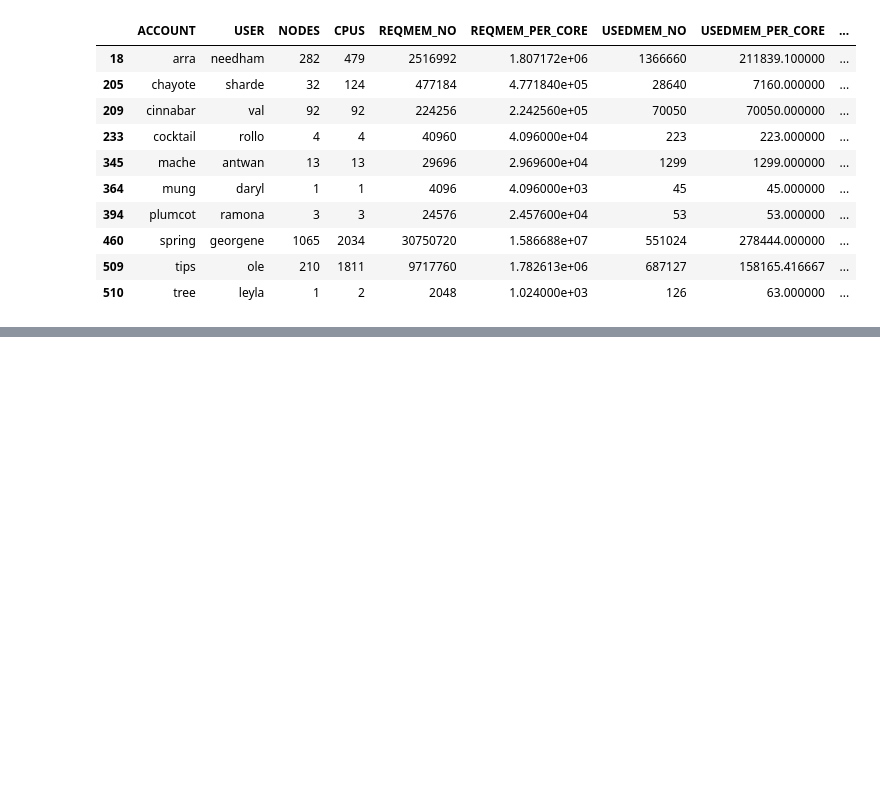
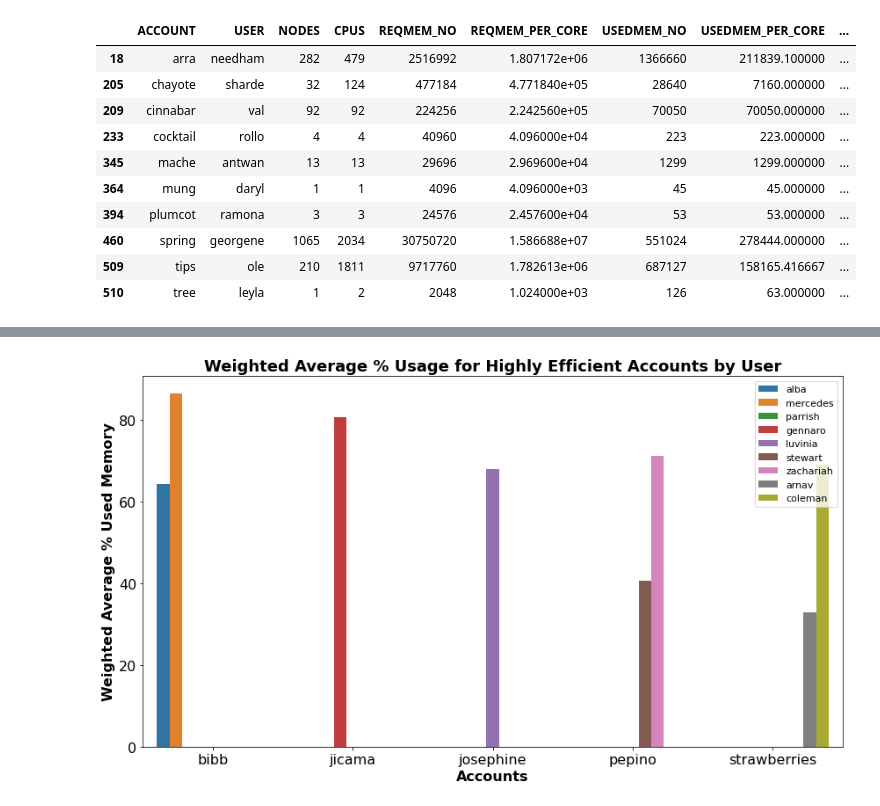
Before and after one commit to nss-data-science-cohort-4/dq2-accre-valkyries, a Jupyter notebook: notebooks/ONR_ACCRE_Q4_analysis.ipynb, the cells around one changed output, grey strips where cells are left out. Drawn from its saved outputs; the diff is of its cells as text; code cells hidden in the pictures; blank space fills up the shorter version.

Commit message:
updated chart

```diff
--- a/notebooks/ONR_ACCRE_Q4_analysis.ipynb
+++ b/notebooks/ONR_ACCRE_Q4_analysis.ipynb
@@ -537,0 +560,4 @@ plt.savefig('weighted average for highly efficient accounts (no user info).png',
+# %%
+# look at most most efficient groups (horn and sugranineteen) by user
+accre_users_hie2 = accre_acct_user[(accre_acct_user['ACCOUNT'] == 'jicama') | (accre_acct_user['ACCOUNT'] == 'bibb') | (accre_acct_user['ACCOUNT'] == 'pepino') | (accre_acct_user['ACCOUNT'] == 'strawberries') | (accre_acct_user['ACCOUNT'] == 'mignonnette') | (accre_acct_user['ACCOUNT'] == 'josephine')]
+accre_users_hie2
@@ -537,0 +575,17 @@ plt.savefig('weighted average for highly efficient accounts (no user info).png',
+# %%
+fontsize = 16
+
+plt.figure(figsize = (12,7))
+sns.barplot(x = 'ACCOUNT', y = '%USAGE', data = accre_users_hie2, hue = 'USER')
+
+plt.xticks(fontsize = fontsize)
+plt.xlabel('Accounts', fontsize = fontsize, fontweight = 'bold')
+plt.yticks(fontsize = fontsize)
+plt.ylabel('Weighted Average % Used Memory', fontsize = fontsize, fontweight = 'bold')
+plt.title('Weighted Average % Usage for Highly Efficient Accounts by User', fontsize = 18, fontweight = 'bold')
+plt.legend(loc = 'upper right', fontsize = fontsize - 5);
+
+plt.tight_layout() # removes extra margins around the edges
+plt.savefig('weighted average for highly efficient accounts[2].png', dpi = 300);
+# %% [output]
+[figure, added]
```
Also changed, not shown: parts of 7 cells of this notebook.
